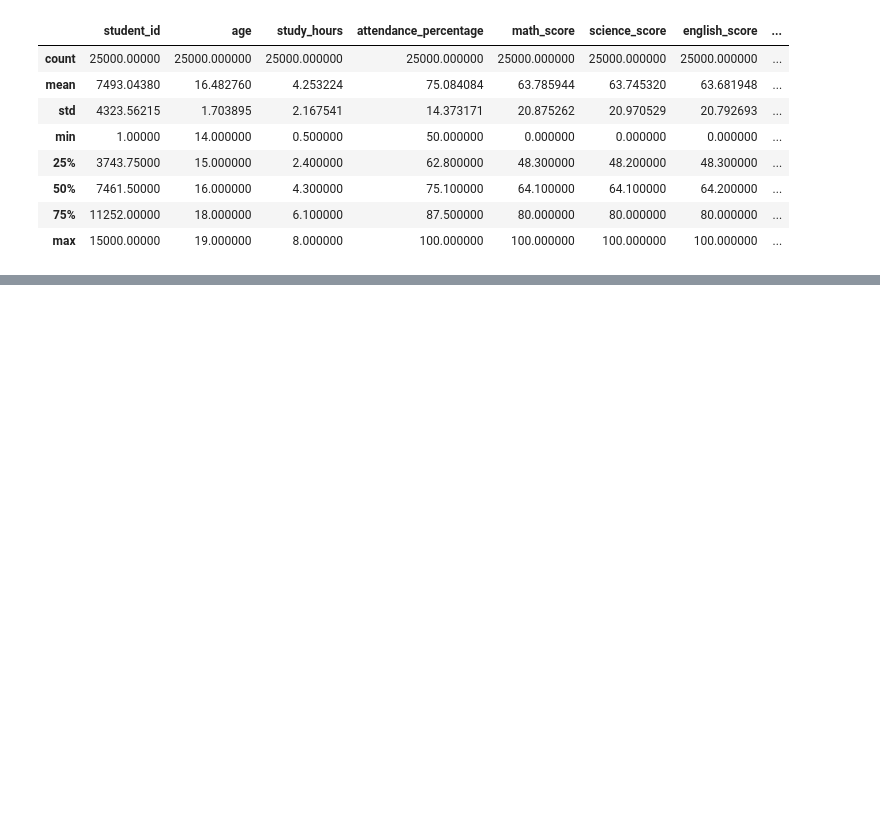
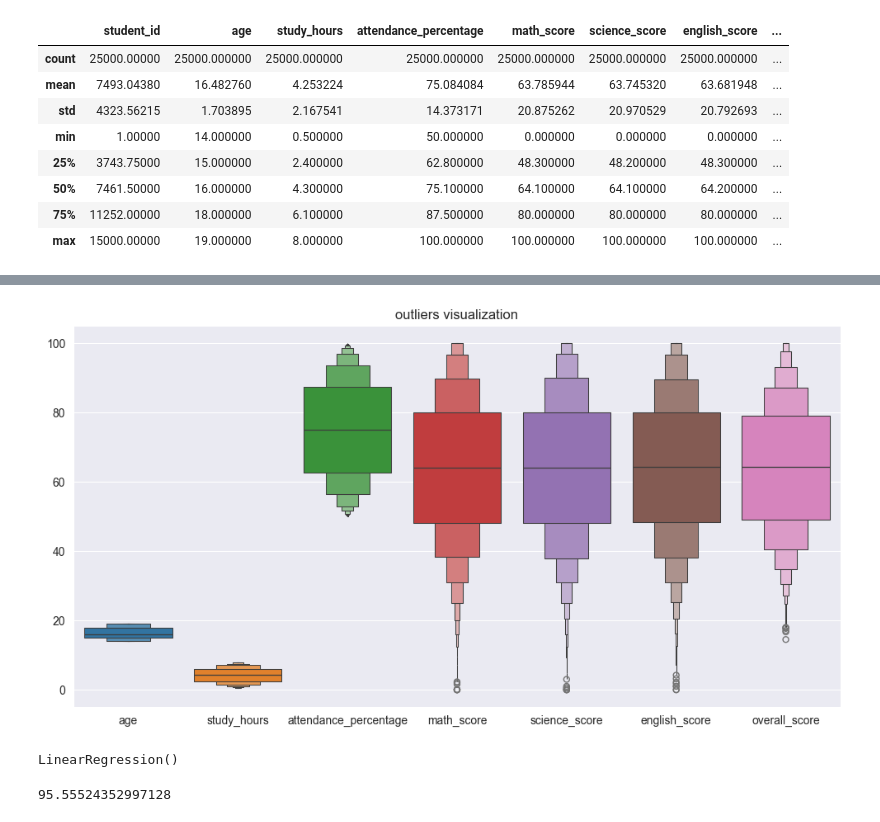
Before and after one commit to DeepanshuSharma1607/College-mini-project, a Jupyter notebook: project.ipynb, the cells around one changed output, grey strips where cells are left out. Saved outputs shown, nothing was run; the diff lists cells and outputs as text; code cells hidden in the pictures; blank space fills up the shorter version.

Commit message:
model is traind and gives 95% accuracy

```diff
--- a/project.ipynb
+++ b/project.ipynb
@@ -58,0 +144,13 @@ df.describe()
+# %%
+plt.figure(figsize=(12,6))
+sns.boxenplot(data=df[num_cols])
+plt.title('outliers visualization')
+plt.show()
+# %% [output]
+[figure, added]
+# %%
+from sklearn.linear_model import LinearRegression
+regressor=LinearRegression()
+regressor.fit(x_train,y_train)
+# %% [output]
+LinearRegression()
@@ -58,0 +159,5 @@ df.describe()
+# %%
+score=regressor.score(x_test,y_test)
+print(score*100)
+# %% [output]
+95.55524352997128
```
Also changed, not shown: parts of 12 cells of this notebook.
